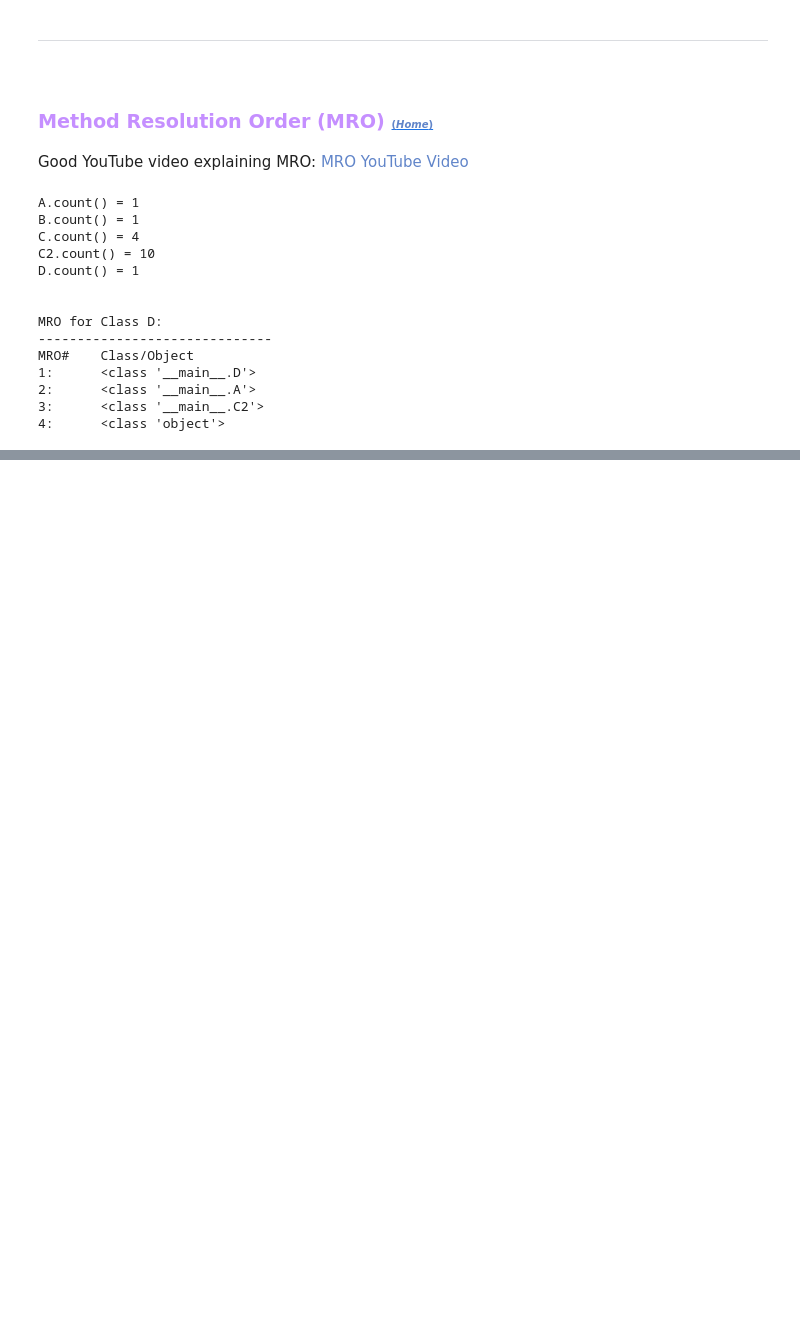
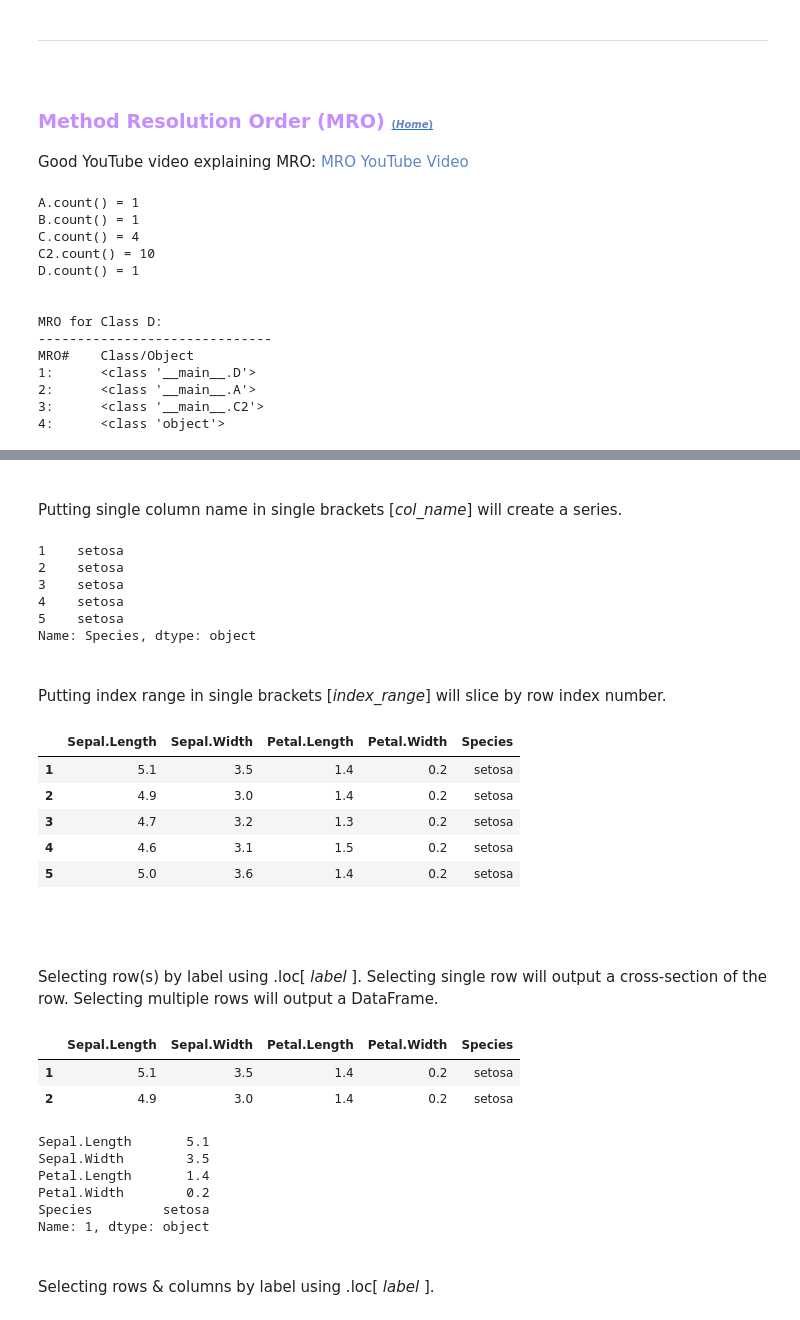
Before and after one commit to Hakuna-Patata/BU_MSDS_PTW, a Jupyter notebook: Python/JupyterBU/Python Notes2.ipynb, the cells around one changed output, grey strips where cells are left out. Cells and saved outputs as stored; diff of their text form; code cells hidden in the pictures; blank space fills up the shorter version.

```diff
--- a/Python/JupyterBU/Python Notes2.ipynb
+++ b/Python/JupyterBU/Python Notes2.ipynb
@@ -2691,0 +2843,53 @@ MRO#    Class/Object
+# %% [markdown]
+<br>
+
+Putting single column name in single brackets [*col_name*] will create a series.
+# %%
+iris_df['Species'].head()
+# %% [output]
+1    setosa
+2    setosa
+3    setosa
+4    setosa
+5    setosa
+Name: Species, dtype: object
+# %% [markdown]
+<br>
+
+Putting index range in single brackets [*index_range*] will slice by row index number.
+# %%
+iris_df[0:5]
+# %% [output]
+|  | Sepal.Length | Sepal.Width | Petal.Length | Petal.Width | Species |
+| 1 | 5.1 | 3.5 | 1.4 | 0.2 | setosa |
+| 2 | 4.9 | 3.0 | 1.4 | 0.2 | setosa |
+| 3 | 4.7 | 3.2 | 1.3 | 0.2 | setosa |
+| 4 | 4.6 | 3.1 | 1.5 | 0.2 | setosa |
+| 5 | 5.0 | 3.6 | 1.4 | 0.2 | setosa |
+# %% [markdown]
+<br><br>
+
+Selecting row(s) by label using .loc[ *label* ]. Selecting single row will output a cross-section of the row. Selecting multiple rows will output a DataFrame.
+# %%
+# DataFrame
+# !! Advise !! Index labels are a list of numbers which starts at 1. (not to be confused with the index starting at 0)
+iris_df.loc[1:2]
+# %% [output]
+|  | Sepal.Length | Sepal.Width | Petal.Length | Petal.Width | Species |
+| 1 | 5.1 | 3.5 | 1.4 | 0.2 | setosa |
+| 2 | 4.9 | 3.0 | 1.4 | 0.2 | setosa |
+# %%
+# Cross-Section of row
+# !! Advise !! Index labels are a list of numbers which starts at 1. (not to be confused with the index starting at 0)
+iris_df.loc[1]
+# %% [output]
+Sepal.Length       5.1
+Sepal.Width        3.5
+Petal.Length       1.4
+Petal.Width        0.2
+Species         setosa
+Name: 1, dtype: object
+# %% [markdown]
+<br>
+
+Selecting rows & columns by label using .loc[ *label* ].
```
Also changed, not shown: parts of 33 cells of this notebook, 7 other files.
